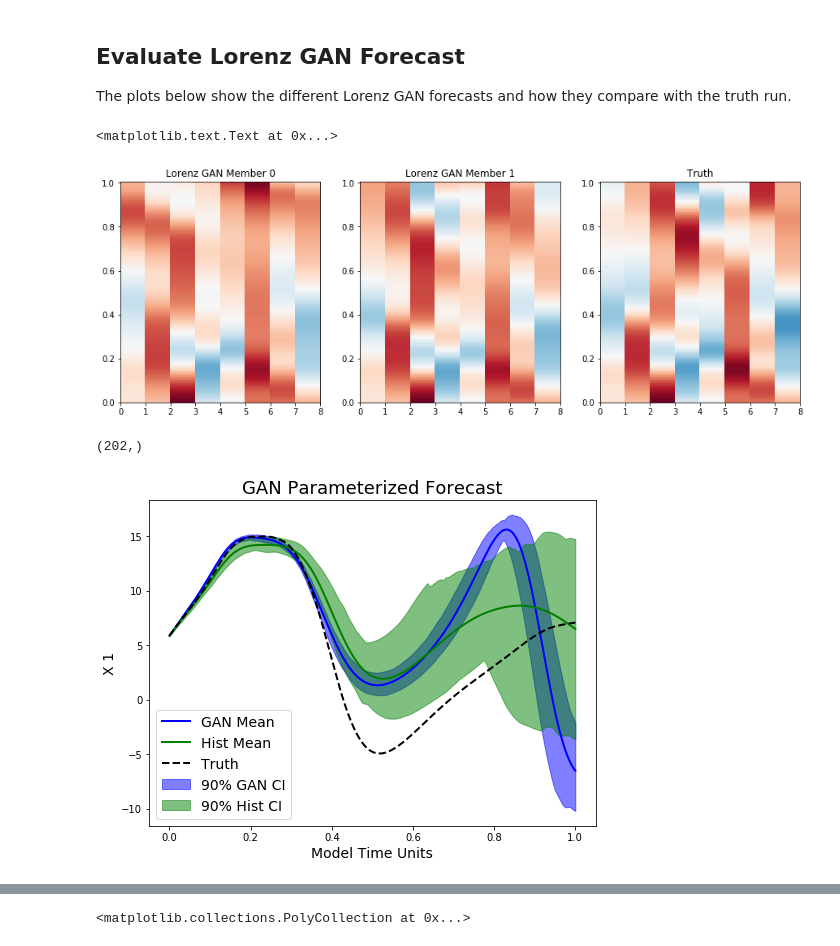
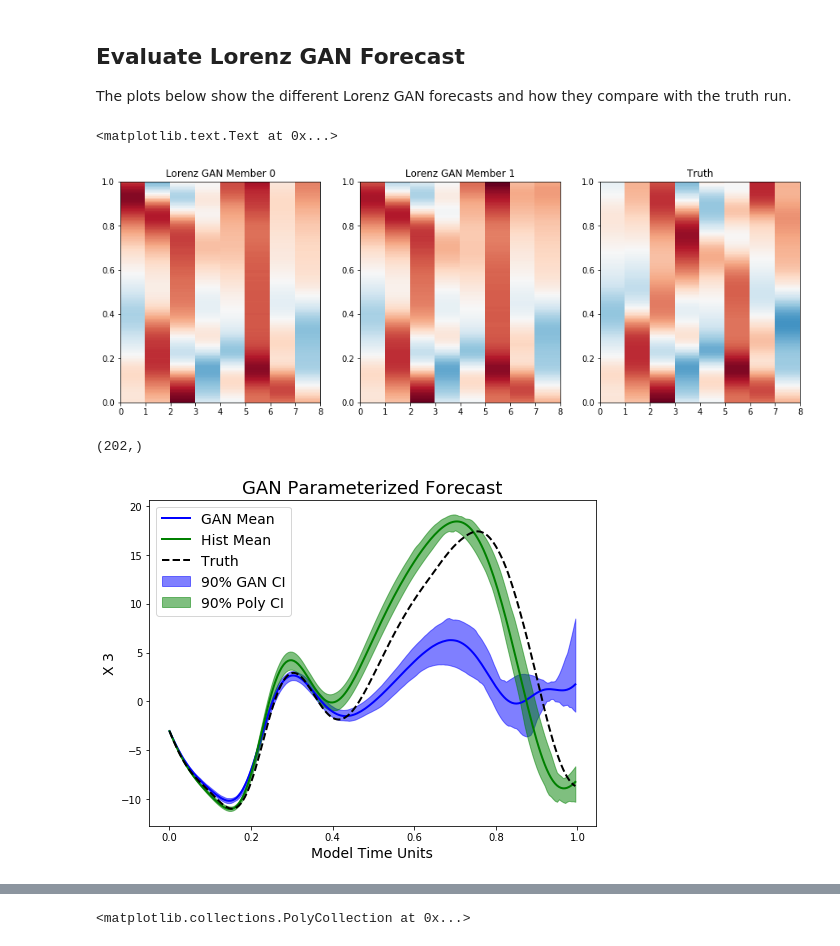
Before and after one commit to djgagne/lorenz_gan, a Jupyter notebook: notebooks/lorenz_gan_eval.ipynb, the cells around one changed output, grey strips where cells are left out. Cells and saved outputs as stored; diff of their text form; code cells hidden in the pictures.

Commit message:
Re-configured the forecast model and data extraction.

```diff
--- a/notebooks/lorenz_gan_eval.ipynb
+++ b/notebooks/lorenz_gan_eval.ipynb
@@ -285,10 +285,18 @@ x_vals = lorenz_data["lorenz_x"].values
 lorenz_data.close()
 # %%
 num_members = 40
-lorenz_gan_forecast_cube = np.zeros((num_members, 201, 8))
-lorenz_hist_forecast_cube = np.zeros((num_members, 201, 8))
+lorenz_gan_forecast_cube = np.zeros((num_members, 200, 8))
 for i in range(num_members):
-    lorenz_gan_forecast_cube[i] = pd.read_csv("../exp/lorenz_forecast_{0:02d}.csv".format(i)).iloc[:, 2:]
-    lorenz_hist_forecast_cube[i] = pd.read_csv("../exp_hist/lorenz_forecast_{0:02d}.csv".format(i)).iloc[:, 2:]
+    lorenz_gan_forecast_cube[i] = pd.read_csv("../exp/lorenz_forecast_{0:02d}.csv".format(i)).iloc[:-1, 2:]
+    #lorenz_hist_forecast_cube[i] = pd.read_csv("../exp_poly/lorenz_forecast_{0:02d}.csv".format(i)).iloc[:, 2:]
+# %%
+num_members = 40
+lorenz_hist_forecast_cube = np.zeros((num_members, 200, 8))
+for i in range(num_members):
+    #lorenz_gan_forecast_cube[i] = pd.read_csv("../exp/lorenz_forecast_{0:02d}.csv".format(i)).iloc[:, 2:]
+    lorenz_poly_file = xr.open_dataset("../exp_poly/lorenz_forecast_{0:02d}.nc".format(i))
+    lorenz_hist_forecast_cube[i] = lorenz_poly_file["x"].values
+    lorenz_poly_file.close()
+    del lorenz_poly_file
 # %%
 l_start = 100000
@@ -300,41 +308,43 @@ for i in range(num_members):
     l_hist_fore_diff[i] = lorenz_hist_forecast_cube[i] - x_vals[l_start:l_end]
 # %%
 plt.figure(figsize=(15, 5))
-mtu = np.arange(202) / 200
+mtu = np.arange(201) / 200
 for i in range(2):
     plt.subplot(1,3, i + 1)
-    plt.pcolormesh(np.arange(9), mtu, lorenz_forecast_cube[i], vmin=-20, vmax=20, cmap="RdBu_r")
+    plt.pcolormesh(np.arange(9), mtu, lorenz_gan_forecast_cube[i], vmin=-20, vmax=20, cmap="RdBu_r")
     plt.title("Lorenz GAN Member {0}".format(i))
 plt.subplot(1, 3, 3)
-plt.pcolormesh(np.arange(9), mtu,x_vals[100000:100000 + 201, :], vmin=-20, vmax=20, cmap="RdBu_r")
+plt.pcolormesh(np.arange(9), mtu,x_vals[100000:100000 + 200, :], vmin=-20, vmax=20, cmap="RdBu_r")
 plt.title("Truth")
 # %% [output]
 <matplotlib.text.Text at 0x...>
-[figure, old version]
+[figure, new version]
 # %%
 mtu.shape
 # %% [output]
 (202,)
 # %%
 plt.figure(figsize=(8, 6))
-x_val = 1
-plt.fill_between(mtu[:-1],
+x_val = 3
+mtu = np.arange(200) / 200
+
+plt.fill_between(mtu,
                  np.percentile(lorenz_gan_forecast_cube[:, :, x_val], 95, axis=0),
                  np.percentile(lorenz_gan_forecast_cube[:, :, x_val], 5, axis=0),
                  color="blue", alpha=0.5, label="90% GAN CI")
-plt.plot(mtu[:-1], lorenz_gan_forecast_cube[:, :, x_val].mean(axis=0), color="blue", lw=2, label="GAN Mean")
-plt.fill_between(mtu[:-1],
+plt.plot(mtu, lorenz_gan_forecast_cube[:, :, x_val].mean(axis=0), color="blue", lw=2, label="GAN Mean")
+plt.fill_between(mtu,
                  np.percentile(lorenz_hist_forecast_cube[:, :, x_val], 95, axis=0),
                  np.percentile(lorenz_hist_forecast_cube[:, :, x_val], 5, axis=0),
-                 color="green", alpha=0.5, label="90% Hist CI")
-plt.plot(mtu[:-1], lorenz_hist_forecast_cube[:, :, x_val].mean(axis=0), color="green", lw=2, label="Hist Mean")
-plt.plot(mtu[:-1], x_vals[100000:100000 + 201, x_val], 'k--', lw=2, label="Truth")
+                 color="green", alpha=0.5, label="90% Poly CI")
+plt.plot(mtu, lorenz_hist_forecast_cube[:, :, x_val].mean(axis=0), color="green", lw=2, label="Hist Mean")
+plt.plot(mtu, x_vals[100000:100000 + 200, x_val], 'k--', lw=2, label="Truth")
 plt.xlabel("Model Time Units", fontsize=14)
 plt.ylabel("X {0:d}".format(x_val), fontsize=14)
 plt.legend(loc=0, fontsize=14)
 plt.title("GAN Parameterized Forecast", fontsize=18)
 plt.savefig("../exp/lorenz_forecast_ts.png", dpi=200, bbox_inches="tight")
 # %% [output]
-[figure, old version]
+[figure, new version]
 # %%
 plt.figure(figsize=(8, 6))
```
Also changed, not shown: parts of 9 cells of this notebook, 8 other files.
